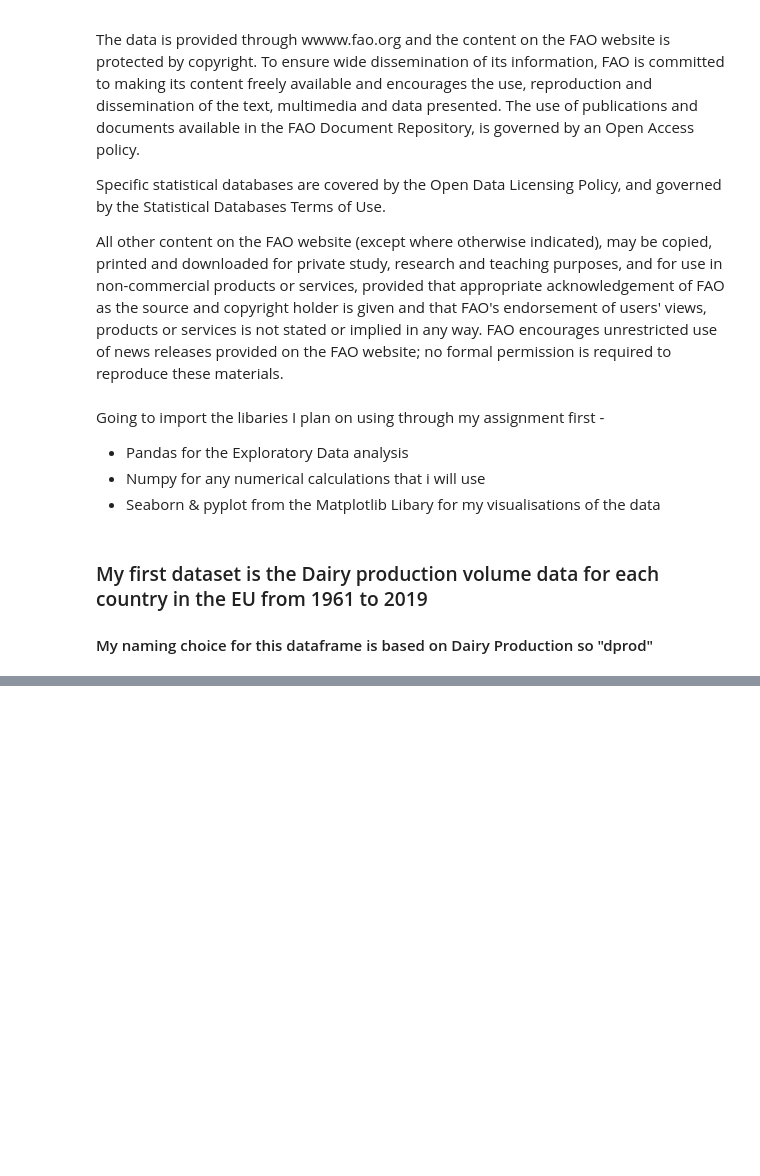
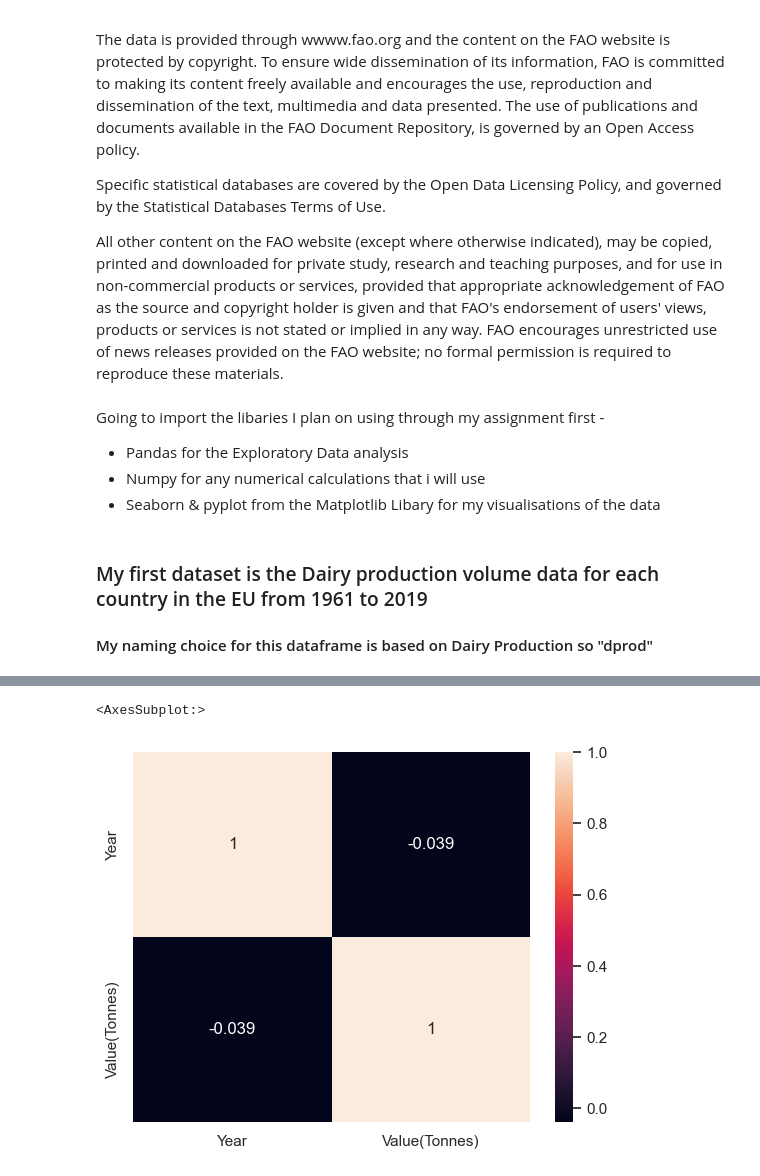
Before and after one commit to sba22232/CA2sba22232, a Jupyter notebook: CA2_Agri_sba22232.ipynb, the cells around one changed output, grey strips where cells are left out. Saved outputs shown, nothing was run; the diff lists cells and outputs as text; code cells hidden in the pictures; blank space fills up the shorter version.

```diff
--- a/CA2_Agri_sba22232.ipynb
+++ b/CA2_Agri_sba22232.ipynb
@@ -30,0 +209,2 @@ diev = pd.read_csv('FAOSTAT_data_en_12-17-2022-1.csv')
+# %%
+dprod.drop(dprod[dprod['Flag Description'] =='Missing value (data cannot exist, not applicable)'].index, inplace = True)
@@ -30,0 +235,3 @@ diev = pd.read_csv('FAOSTAT_data_en_12-17-2022-1.csv')
+# %%
+dprod.drop(dprod[dprod['Area'].str.contains('Albania|Belarus|Belgium-Luxembourg|Bosnia and Herzegovina|Czechia|Czechoslovakia|Europe|Montenegro|North Macedonia|Republic of Moldova|Russian Federation|Serbia|Serbia and Montenegro|Switzerland|Ukraine|United Kingdom of Great Britain and Northern Ireland|USSR|Yugoslav SFR')==True].index, inplace = True)
+dprod.shape
@@ -30,0 +445,3 @@ diev = pd.read_csv('FAOSTAT_data_en_12-17-2022-1.csv')
+# %%
+dprod.drop(dprod[dprod['Item'].str.contains('Raw silk (not thrown)|Tallow|Whey, condensed|Whey, dry|Buttermilk, dry|Cheese from milk of buffalo, fresh or processed|Cheese from milk of goats, fresh or processed|Cheese from skimmed cow milk|Ghee from cow milk|Pig fat, rendered|Skim milk, condensed|Skim milk, evaporated')==True].index, inplace = True)
+dprod.shape
@@ -30,0 +487,7 @@ diev = pd.read_csv('FAOSTAT_data_en_12-17-2022-1.csv')
+# %%
+corelation = dprod.corr()
+# %%
+sns.heatmap(corelation, xticklabels=corelation.columns, yticklabels=corelation.columns, annot=True)
+# %% [output]
+<AxesSubplot:>
+[figure, added]
```
Also changed, not shown: parts of 66 cells of this notebook.
